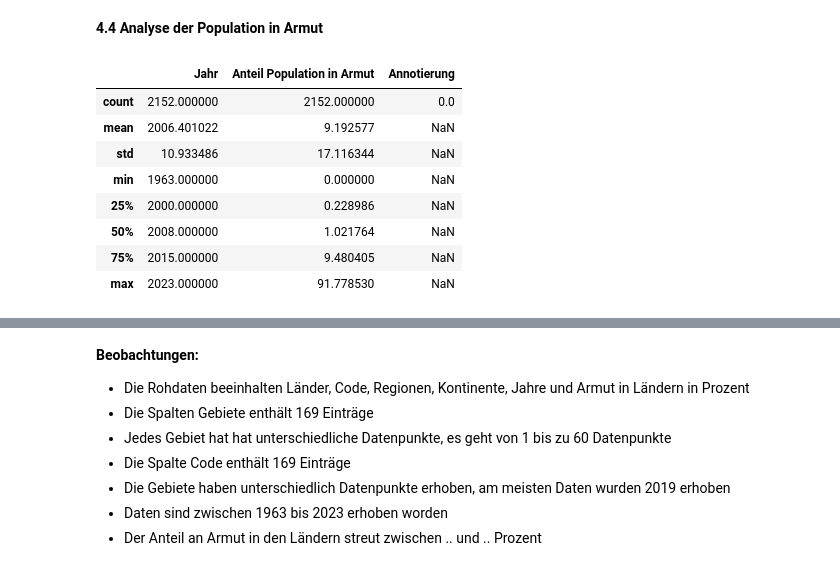
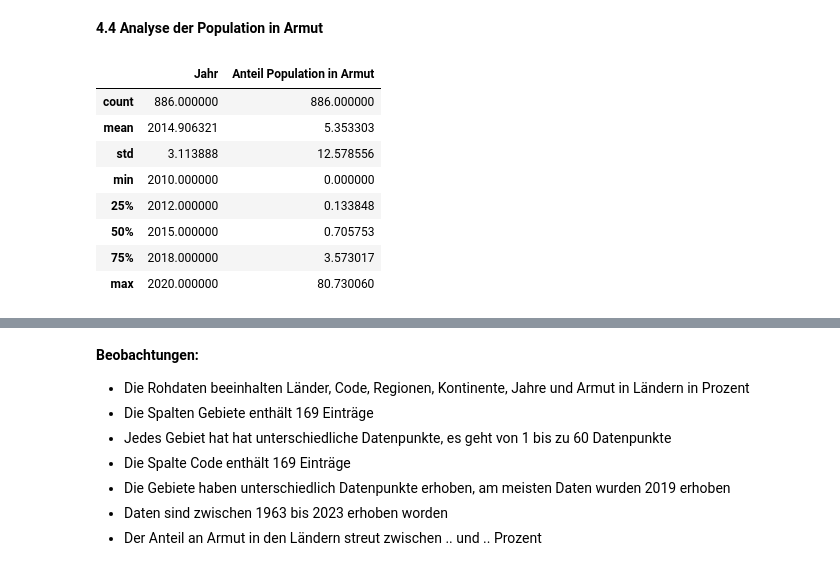
Before and after one commit to karinavonfelbert/Python-Leistungsnachweis, a Jupyter notebook: Python_LN.ipynb, the cells around one changed output, grey strips where cells are left out. Drawn from its saved outputs; the diff is of its cells as text; code cells hidden in the pictures.

```diff
--- a/Python_LN.ipynb
+++ b/Python_LN.ipynb
@@ -212,3 +200,9 @@ g.legend()
 # %% [output]
 <matplotlib.legend.Legend at 0x...>
 [figure]
+# %%
+df_analyse = df[(df['Jahr'] >= 2010) & (df['Jahr'] <= 2020)].drop('Annotierung', axis=1)
+
+# create a analyse_pivot
+df_pivot = df_analyse.pivot(index='Gebiet', columns='Jahr', values='Anteil Population in Armut')
+df_pivot.head()
@@ -215,14 +217,14 @@ g.legend()
 # %% [markdown]
 **4.4 Analyse der Population in Armut**
 # %%
-df.describe()
+df_analyse.describe()
 # %% [output]
-|  | Jahr | Anteil Population in Armut | Annotierung |
-| count | 2152.000000 | 2152.000000 | 0.0 |
-| mean | 2006.401022 | 9.192577 | NaN |
-| std | 10.933486 | 17.116344 | NaN |
-| min | 1963.000000 | 0.000000 | NaN |
-| 25% | 2000.000000 | 0.228986 | NaN |
-| 50% | 2008.000000 | 1.021764 | NaN |
-| 75% | 2015.000000 | 9.480405 | NaN |
-| max | 2023.000000 | 91.778530 | NaN |
+|  | Jahr | Anteil Population in Armut |
+| count | 886.000000 | 886.000000 |
+| mean | 2014.906321 | 5.353303 |
+| std | 3.113888 | 12.578556 |
+| min | 2010.000000 | 0.000000 |
+| 25% | 2012.000000 | 0.133848 |
+| 50% | 2015.000000 | 0.705753 |
+| 75% | 2018.000000 | 3.573017 |
+| max | 2020.000000 | 80.730060 |
```
Also changed, not shown: parts of 15 cells of this notebook.
